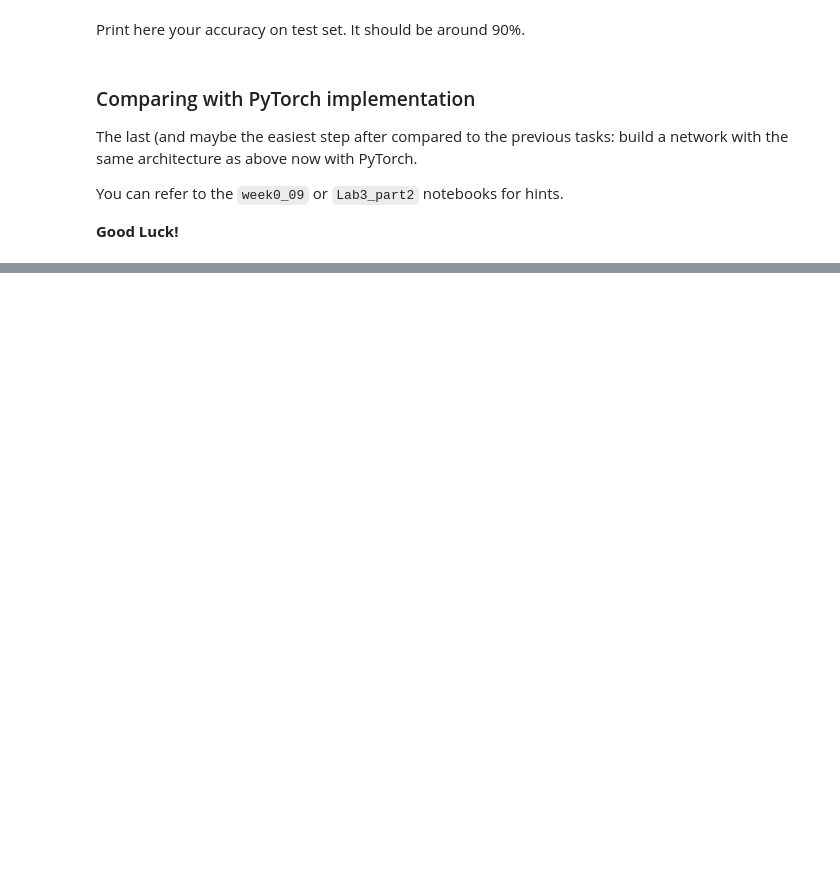
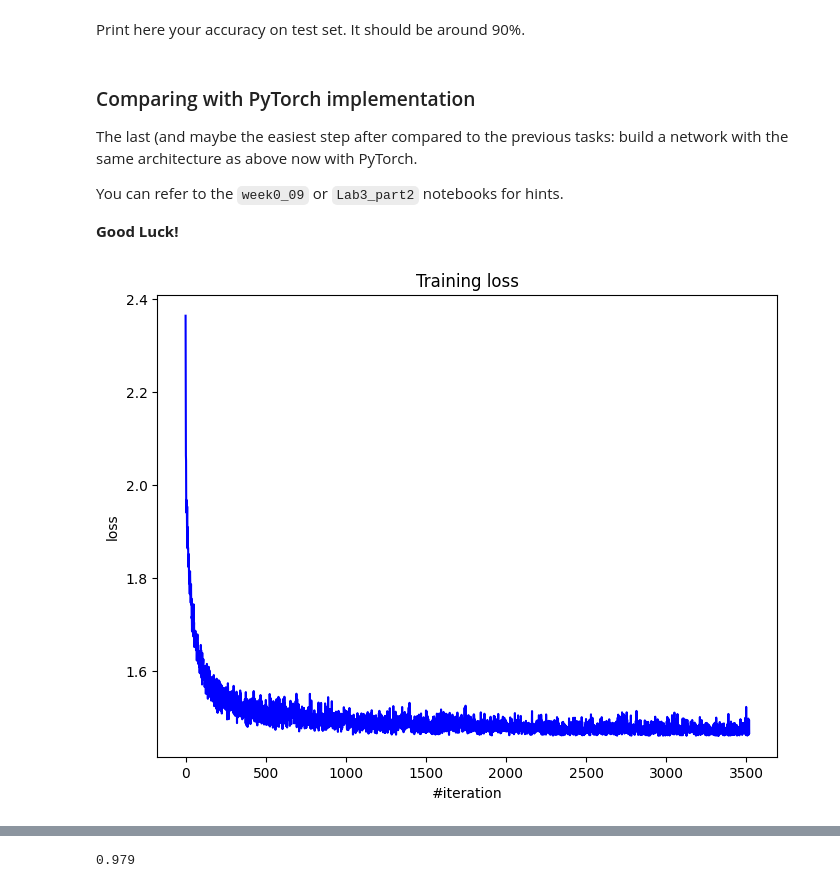
Before and after one commit to h0w34/ml-course, a Jupyter notebook: homeworks/assignment0_05_nn_from_scratch/main_notebook.ipynb, the cells around one changed output, grey strips where cells are left out. Cells and saved outputs as stored; diff of their text form; code cells hidden in the pictures; blank space fills up the shorter version.

```diff
--- a/homeworks/assignment0_05_nn_from_scratch/main_notebook.ipynb
+++ b/homeworks/assignment0_05_nn_from_scratch/main_notebook.ipynb
@@ -649,0 +696,58 @@ __Good Luck!__
+# %%
+class torchModel(nn.Module):
+    def __init__(self):
+        super(torchModel, self).__init__()
+        self.fc1 = nn.Linear(784, 700)
+        self.bn1 = nn.BatchNorm1d(700)
+        self.fc2 = nn.utils.weight_norm(nn.Linear(700, 300))
+        self.bn2 = nn.BatchNorm1d(300)
+        self.fc3 = nn.utils.weight_norm(nn.Linear(300, 10))
+        self.bn3 = nn.BatchNorm1d(10)
+
+    def forward(self, x):
+        x = F.relu(self.bn1(self.fc1(x)))
+        x = F.relu(self.bn2(self.fc2(x)))
+        x = F.dropout(x, p=0.3, training=self.training)
+        x = F.relu(self.bn3(self.fc3(x)))
+        return F.softmax(x, dim=1)
+# %%
+X = torch.tensor(X_train, dtype=torch.float32)
+y = torch.tensor(y_train_ohe, dtype=torch.float32)
+# %%
+tnet = torchModel()
+
+learning_rate = 0.01
+optimizer = optim.Adam(tnet.parameters(), lr=learning_rate)
+scheduler = StepLR(optimizer, step_size=1, gamma=0.2)
+
+criterion = nn.CrossEntropyLoss()
+
+n_epoch = 10
+batch_size = 128
+
+loss_history = []
+
+for i in range(n_epoch):
+    for x_batch, y_batch in get_batches((X, y), batch_size):
+
+        optimizer.zero_grad()
+        y_pred = tnet.forward(x_batch)
+        l = criterion(y_batch, y_pred)
+        l.backward()
+        optimizer.step()
+
+        loss_history.append(l.detach().numpy())
+
+    display.clear_output(wait=True)
+    plt.figure(figsize=(8, 6))
+
+    plt.title("Training loss")
+    plt.xlabel("#iteration")
+    plt.ylabel("loss")
+    plt.plot(loss_history, 'b')
+    plt.show()
+
+    print('Current loss: %f' % l)
+    print('Current epoch: %i' % i)
+# %% [output]
+[figure, added]
@@ -649,0 +756,8 @@ __Good Luck!__
+# %%
+tnet.training = False
+preds = tnet.forward(torch.tensor(X_test, dtype=torch.float32)).detach().numpy()
+pred_labels = np.argmax(preds, axis=1)
+accuracy = np.mean(pred_labels == y_test)
+accuracy
+# %% [output]
+0.979
```
Also changed, not shown: parts of 22 cells of this notebook.
